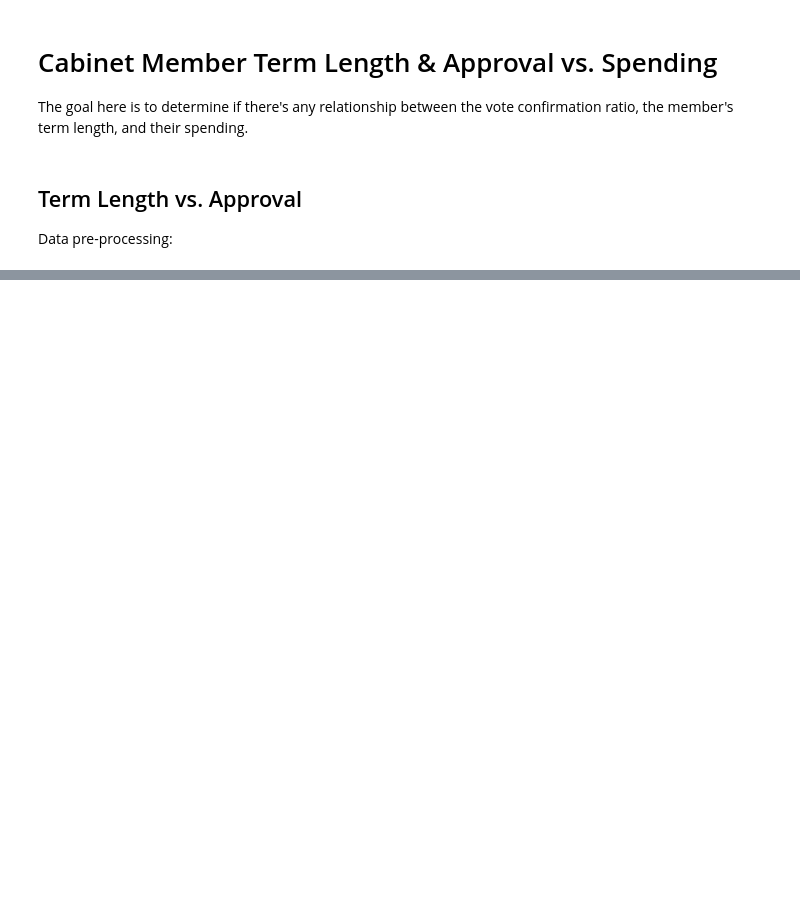
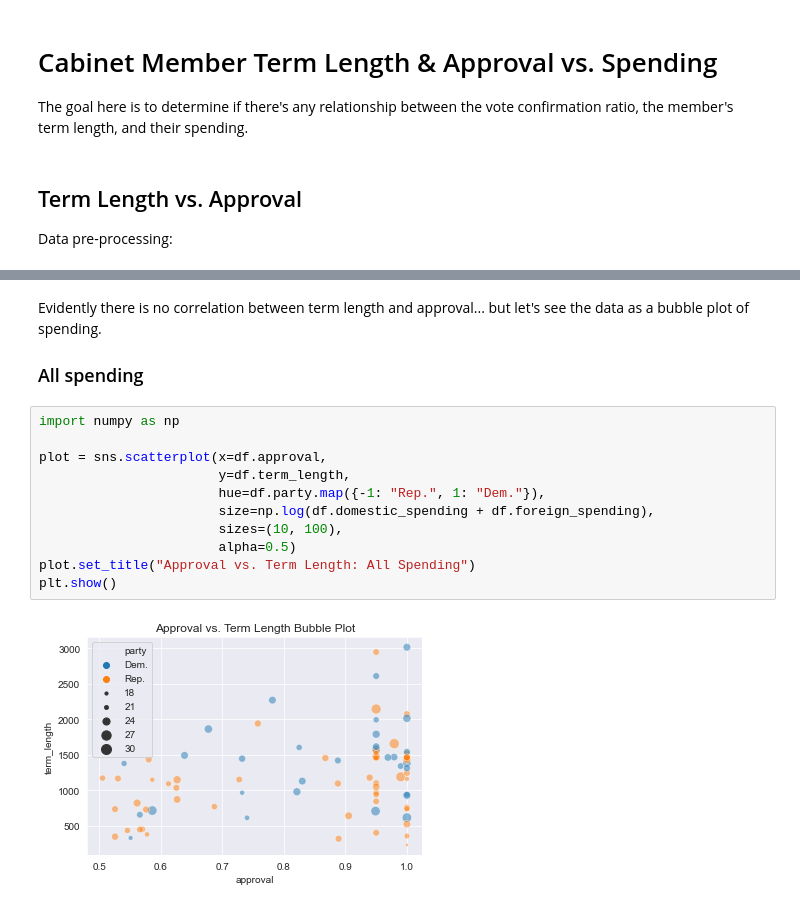
Before and after one commit to C7C8/ds3001-critter-analysis, a Jupyter notebook: notebooks/cabinet-term-length-approval-spending.ipynb, the cells around one changed output, grey strips where cells are left out. Saved outputs shown, nothing was run; the diff lists cells and outputs as text; blank space fills up the shorter version.

```diff
--- a/notebooks/cabinet-term-length-approval-spending.ipynb
+++ b/notebooks/cabinet-term-length-approval-spending.ipynb
@@ -38,0 +55,17 @@ df["approval"] = df.votes_for / (df.votes_for + df.votes_against)
+# %% [markdown]
+Evidently there is no correlation between term length and approval... but let's see the data as a bubble plot of spending.
+
+### All spending
+# %%
+import numpy as np
+
+plot = sns.scatterplot(x=df.approval,
+                       y=df.term_length,
+                       hue=df.party.map({-1: "Rep.", 1: "Dem."}),
+                       size=np.log(df.domestic_spending + df.foreign_spending),
+                       sizes=(10, 100),
+                       alpha=0.5)
+plot.set_title("Approval vs. Term Length: All Spending")
+plt.show()
+# %% [output]
+[figure, added]
```
Also changed, not shown: parts of 14 cells of this notebook.
